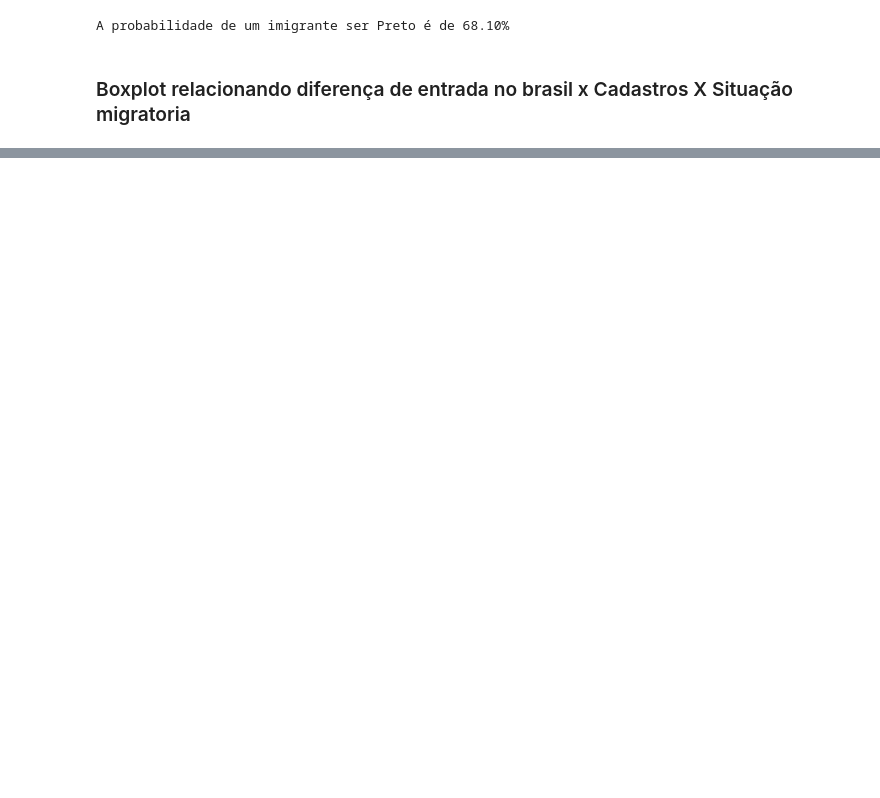
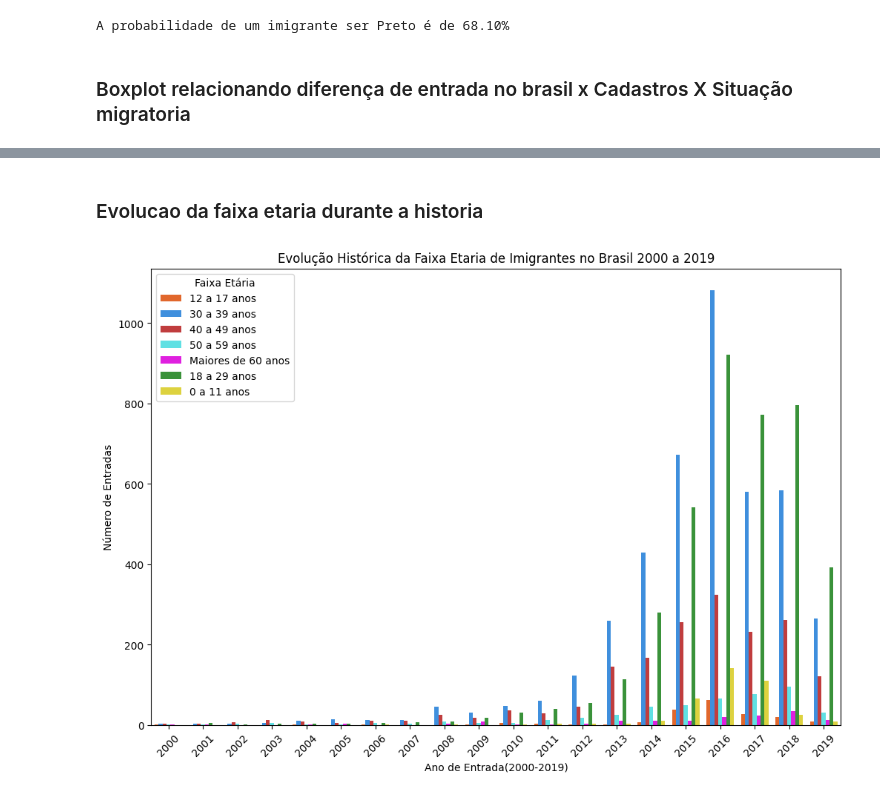
Before and after one commit to gabriel-lacerdaa/AnaliseDeDados, a Jupyter notebook: analise.ipynb, the cells around one changed output, grey strips where cells are left out. Drawn from its saved outputs; the diff is of its cells as text; code cells hidden in the pictures; blank space fills up the shorter version.

```diff
--- a/analise.ipynb
+++ b/analise.ipynb
@@ -553,0 +555,41 @@ plt.show()
+# %% [markdown]
+### Evolucao da faixa etaria durante a historia
+# %%
+data_entrada = tabela_nova[['data_entrada_brasil', 'fx_etaria']]
+
+df_entrada_br = pd.DataFrame(data_entrada)
+
+df_entrada_br['data_entrada_brasil'] = pd.to_datetime(df_entrada_br['data_entrada_brasil'], errors='coerce')
+
+# Filtrar os dados para as situações migratórias de interesse
+fxs_etaria = ['0 a 11 anos','12 a 17 anos', '18 a 29 anos', '30 a 39 anos', '40 a 49 anos', '50 a 59 anos', 'Maiores de 60 anos']
+df_filtrado = df_entrada_br[df_entrada_br['fx_etaria'].isin(fxs_etaria)]
+
+# Extrair o ano da data de entrada
+df_filtrado['ano_entrada'] = df_filtrado['data_entrada_brasil'].dt.year
+
+# Contar o número de ocorrências por ano e situação migratória
+evolucao_migratoria = df_filtrado.groupby(['ano_entrada', 'fx_etaria']).size().reset_index(name='contagem')
+
+custom_palette = ['#FF5C0E', '#258FF7', '#d62728', '#4AF5F9', '#ff00ff', '#2ca02c', '#F7E925']
+
+# Criar o gráfico de barras
+plt.figure(figsize=(12, 8))
+sns.barplot(x='ano_entrada', y='contagem', hue='fx_etaria', data=evolucao_migratoria, palette=custom_palette)
+
+# Adicionar um título ao gráfico
+plt.title('Evolução Histórica da Faixa Etaria de Imigrantes no Brasil 2000 a 2019')
+
+# Rotular os eixos
+plt.xlabel('Ano de Entrada(2000-2019)')
+plt.ylabel('Número de Entradas')
+plt.legend(title='Faixa Etária')
+
+
+# Melhorar a legibilidade do eixo x
+plt.xticks(rotation=45)
+
+# Mostrar o gráfico
+plt.show()
+# %% [output]
+[figure, added]
```
Also changed, not shown: parts of 6 cells of this notebook.
